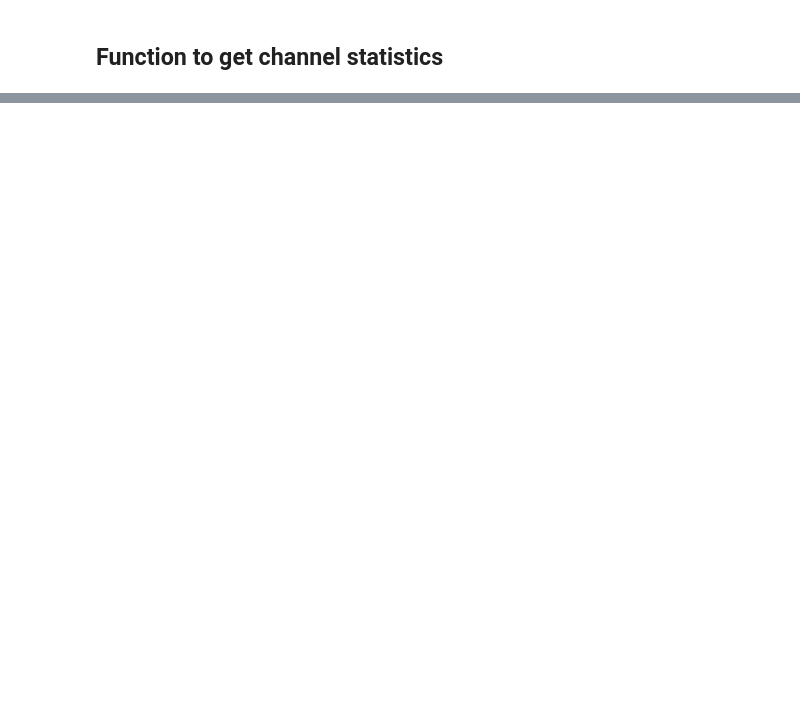
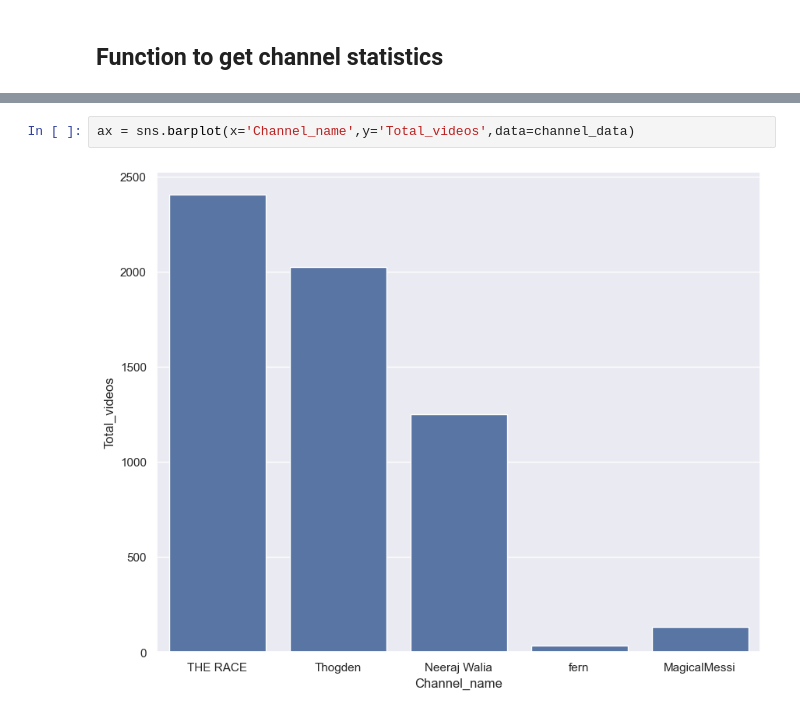
Before and after one commit to Shantanu29kumar/Scapping_Youtube_Data, a Jupyter notebook: YT-Analysis-project.ipynb, the cells around one changed output, grey strips where cells are left out. Cells and saved outputs as stored; diff of their text form; blank space fills up the shorter version.

```diff
--- a/YT-Analysis-project.ipynb
+++ b/YT-Analysis-project.ipynb
@@ -38,0 +106,4 @@ get_channel_stats(youTube,channel_id)
+# %%
+ax = sns.barplot(x='Channel_name',y='Total_videos',data=channel_data)
+# %% [output]
+[figure, added]
```
Also changed, not shown: parts of 11 cells of this notebook.
